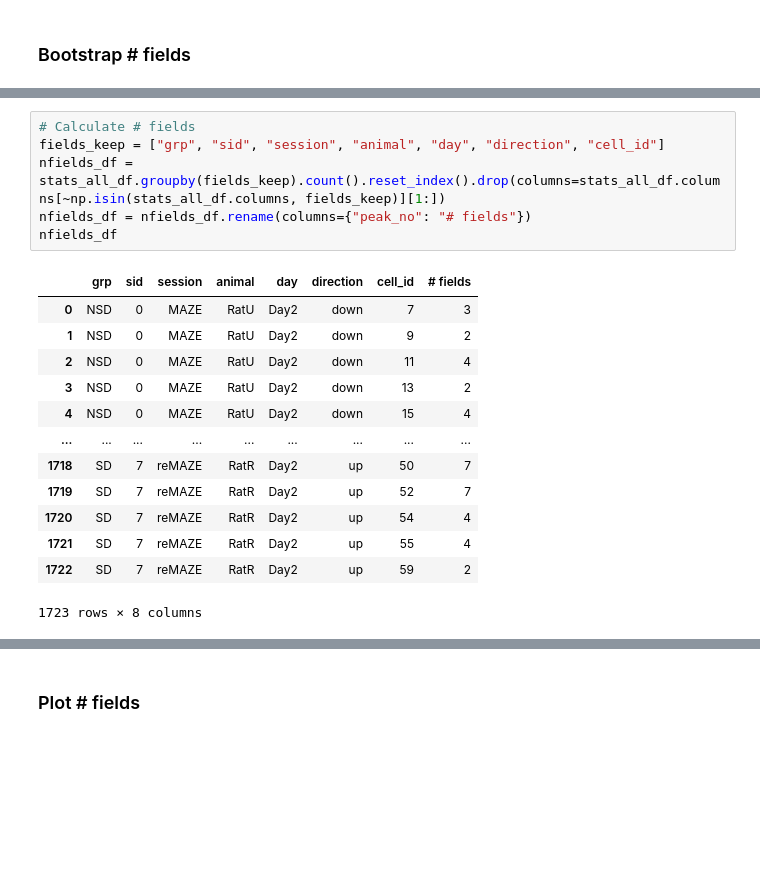
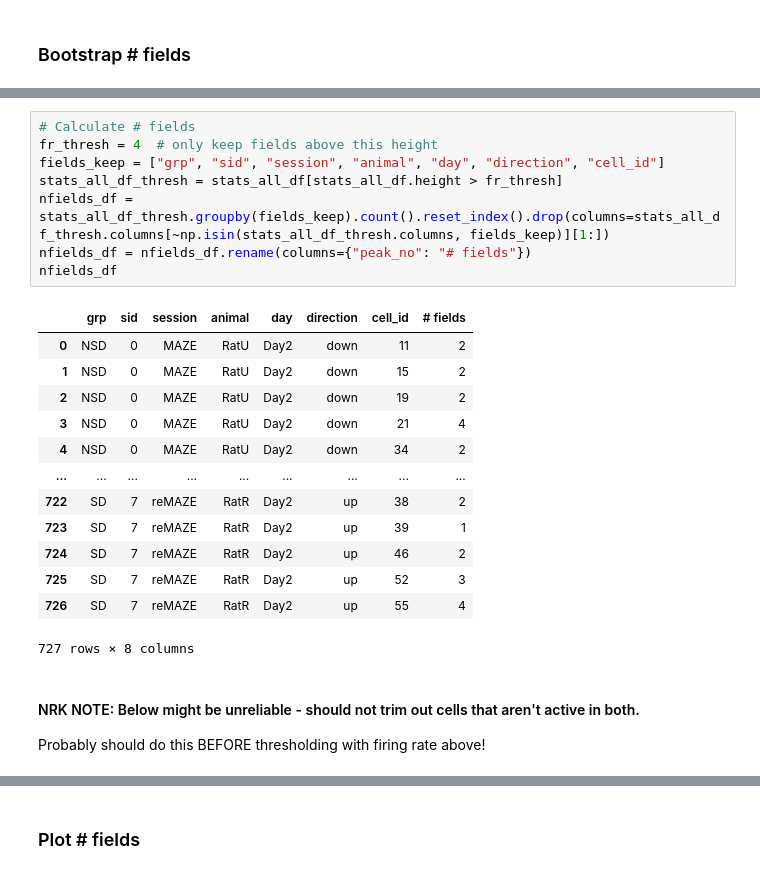
Before and after one commit to nkinsky/Projects_sandbox, a Jupyter notebook: sd_drift/sd_figure2_pf_characteristics.ipynb, the cells around one changed output, grey strips where cells are left out. Drawn from its saved outputs; the diff is of its cells as text; blank space fills up the shorter version.

```diff
--- a/sd_drift/sd_figure2_pf_characteristics.ipynb
+++ b/sd_drift/sd_figure2_pf_characteristics.ipynb
@@ -634,23 +608,28 @@ MAZE vs. reMAZE: get_bootstrap_prob_paired, P_val:7.500e-03 Stat=-1.712e+00
 # %%
 # Calculate # fields
+fr_thresh = 4  # only keep fields above this height
 fields_keep = ["grp", "sid", "session", "animal", "day", "direction", "cell_id"]
-nfields_df = stats_all_df.groupby(fields_keep).count().reset_index().drop(columns=stats_all_df.columns[~np.isin(stats_all_df.columns, fields_keep)][1:])
+stats_all_df_thresh = stats_all_df[stats_all_df.height > fr_thresh]
+nfields_df = stats_all_df_thresh.groupby(fields_keep).count().reset_index().drop(columns=stats_all_df_thresh.columns[~np.isin(stats_all_df_thresh.columns, fields_keep)][1:])
 nfields_df = nfields_df.rename(columns={"peak_no": "# fields"})
 nfields_df
 # %% [output]
 |  | grp | sid | session | animal | day | direction | cell_id | # fields |
-| 0 | NSD | 0 | MAZE | RatU | Day2 | down | 7 | 3 |
-| 1 | NSD | 0 | MAZE | RatU | Day2 | down | 9 | 2 |
-| 2 | NSD | 0 | MAZE | RatU | Day2 | down | 11 | 4 |
-| 3 | NSD | 0 | MAZE | RatU | Day2 | down | 13 | 2 |
-| 4 | NSD | 0 | MAZE | RatU | Day2 | down | 15 | 4 |
+| 0 | NSD | 0 | MAZE | RatU | Day2 | down | 11 | 2 |
+| 1 | NSD | 0 | MAZE | RatU | Day2 | down | 15 | 2 |
+| 2 | NSD | 0 | MAZE | RatU | Day2 | down | 19 | 2 |
+| 3 | NSD | 0 | MAZE | RatU | Day2 | down | 21 | 4 |
+| 4 | NSD | 0 | MAZE | RatU | Day2 | down | 34 | 2 |
 | ... | ... | ... | ... | ... | ... | ... | ... | ... |
-| 1718 | SD | 7 | reMAZE | RatR | Day2 | up | 50 | 7 |
-| 1719 | SD | 7 | reMAZE | RatR | Day2 | up | 52 | 7 |
-| 1720 | SD | 7 | reMAZE | RatR | Day2 | up | 54 | 4 |
-| 1721 | SD | 7 | reMAZE | RatR | Day2 | up | 55 | 4 |
-| 1722 | SD | 7 | reMAZE | RatR | Day2 | up | 59 | 2 |
+| 722 | SD | 7 | reMAZE | RatR | Day2 | up | 38 | 2 |
+| 723 | SD | 7 | reMAZE | RatR | Day2 | up | 39 | 1 |
+| 724 | SD | 7 | reMAZE | RatR | Day2 | up | 46 | 2 |
+| 725 | SD | 7 | reMAZE | RatR | Day2 | up | 52 | 3 |
+| 726 | SD | 7 | reMAZE | RatR | Day2 | up | 55 | 4 |
-1723 rows × 8 columns
+727 rows × 8 columns
+# %% [markdown]
+#### NRK NOTE: Below might be unreliable - should not trim out cells that aren't active in both.
+Probably should do this BEFORE thresholding with firing rate above!
 # %%
 func = lambda df: df.drop(["session"], axis=1).groupby(["grp"]).mean().reset_index()
 df_bs_all = []
```
Also changed, not shown: parts of 7 cells of this notebook, 3 other files.
